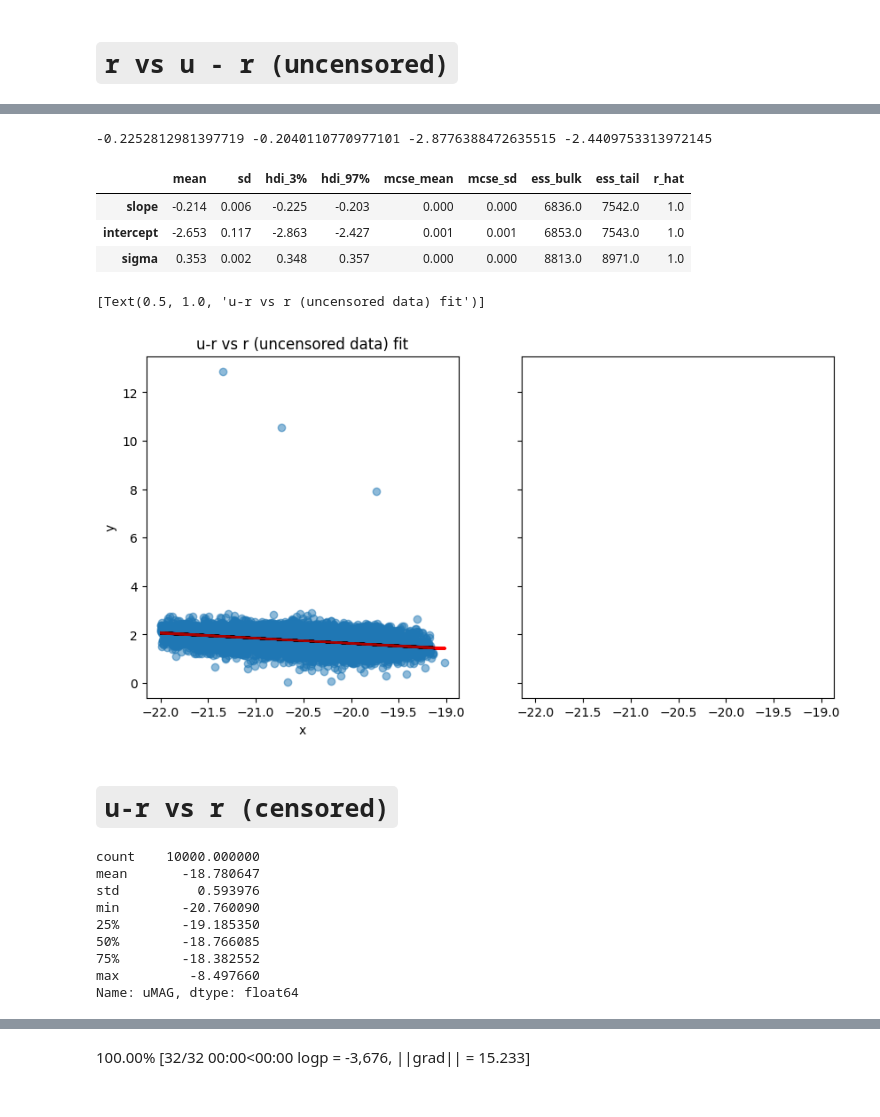
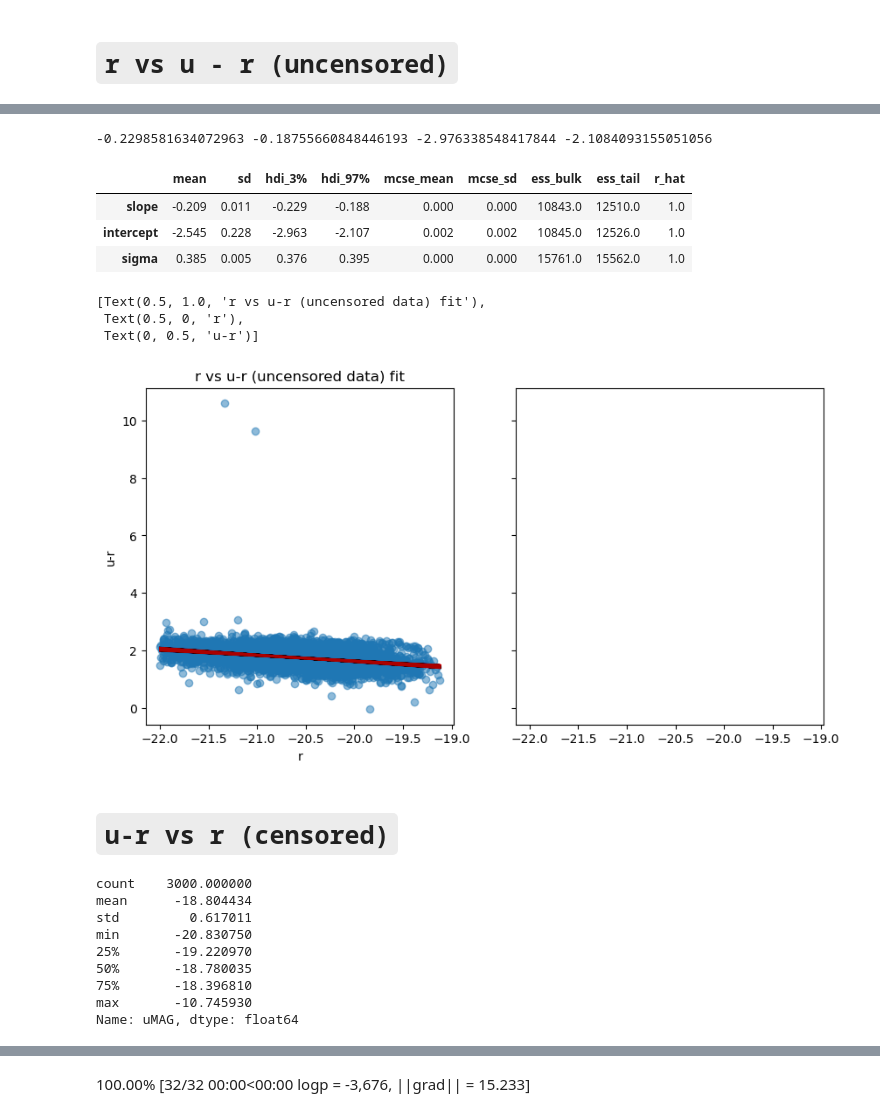
Before and after one commit to erobbtan/AST5731_PROJ3, a Jupyter notebook: PROJ3.ipynb, the cells around one changed output, grey strips where cells are left out. Cells and saved outputs as stored; diff of their text form; code cells hidden in the pictures.

```diff
--- a/PROJ3.ipynb
+++ b/PROJ3.ipynb
@@ -24,5 +26,5 @@ df.describe()
 # Selecting only 0.05 < z < 0.08 and spiral (late-type!) (SVMPython = 1), randomly sample 10,000 galaxies
 df = df[(df['z']<0.08) & (df['z']>0.05) & (df['SVMPython']==1) & (df['uMAG']<50) & (df['rMAG']>-22)]
 print("Dataframe size post-cut:",df.size)
-df = df.sample(n=10000)
+df = df.sample(n=3000)
 # %% [output]
@@ -158,15 +162,15 @@ intercept3=np.percentile(np.array(q1_fit["posterior"]["intercept"])[0],3)
 intercept97=np.percentile(np.array(q1_fit["posterior"]["intercept"])[0],97)
 print(slope3,slope97,intercept3,intercept97)
 # %% [output]
--0.2252812981397719 -0.2040110770977101 -2.8776388472635515 -2.4409753313972145
+-0.2298581634072963 -0.18755660848446193 -2.976338548417844 -2.1084093155051056
 # %%
 summ=az.summary(q1_fit)
 summ
 # %% [output]
 |  | mean | sd | hdi_3% | hdi_97% | mcse_mean | mcse_sd | ess_bulk | ess_tail | r_hat |
-| slope | -0.214 | 0.006 | -0.225 | -0.203 | 0.000 | 0.000 | 6836.0 | 7542.0 | 1.0 |
-| intercept | -2.653 | 0.117 | -2.863 | -2.427 | 0.001 | 0.001 | 6853.0 | 7543.0 | 1.0 |
-| sigma | 0.353 | 0.002 | 0.348 | 0.357 | 0.000 | 0.000 | 8813.0 | 8971.0 | 1.0 |
+| slope | -0.209 | 0.011 | -0.229 | -0.188 | 0.000 | 0.000 | 10843.0 | 12510.0 | 1.0 |
+| intercept | -2.545 | 0.228 | -2.963 | -2.107 | 0.002 | 0.002 | 10845.0 | 12526.0 | 1.0 |
+| sigma | 0.385 | 0.005 | 0.376 | 0.395 | 0.000 | 0.000 | 15761.0 | 15562.0 | 1.0 |
 # %%
 def pp_plot(xx, yy, fit, ax,true=True):
     # plot posterior predicted... samples from posterior
@@ -176,29 +180,29 @@ def pp_plot(xx, yy, fit, ax,true=True):
     ax.plot(xi, y_ppc.stack(sample=("chain", "draw")), c="red", alpha=0.01, rasterized=True)
     ax.set(xlabel="x", ylabel="y")
 # %%
-
-
 x=np.linspace(-22,-19,50)
-fig, ax = plt.subplots(1, 2, figsize=(10, 5), sharex=True, sharey=True)
+fig, ax = plt.subplots(1, 2, figsize=(10, 5), sharex=True, sharey=True) # Everything breaks if we have a 1x1 plot grid. Dunno why.
 ax[0].scatter(df['rMAG'], df['u-r'],alpha=0.5)
 pp_plot(df['rMAG'], df['u-r'], q1_fit, ax[0],true=True)
-ax[0].set(title="u-r vs r (uncensored data) fit")
+ax[0].set(title="r vs u-r (uncensored data) fit",xlabel="r",ylabel="u-r")
 # %% [output]
-[Text(0.5, 1.0, 'u-r vs r (uncensored data) fit')]
+[Text(0.5, 1.0, 'r vs u-r (uncensored data) fit'),
+ Text(0.5, 0, 'r'),
+ Text(0, 0.5, 'u-r')]
-[figure, old version]
+[figure, new version]
 # %% [markdown]
 # `u-r vs r (censored)`
 # %%
 df['uMAG'].describe()
 # %% [output]
-count    10000.000000
-mean       -18.780647
-std          0.593976
-min        -20.760090
-25%        -19.185350
-50%        -18.766085
-75%        -18.382552
-max         -8.497660
+count    3000.000000
+mean      -18.804434
+std         0.617011
+min       -20.830750
+25%       -19.220970
+50%       -18.780035
+75%       -18.396810
+max       -10.745930
 Name: uMAG, dtype: float64
 # %%
 # Defining Censored Model
```
Also changed, not shown: parts of 18 cells of this notebook.
